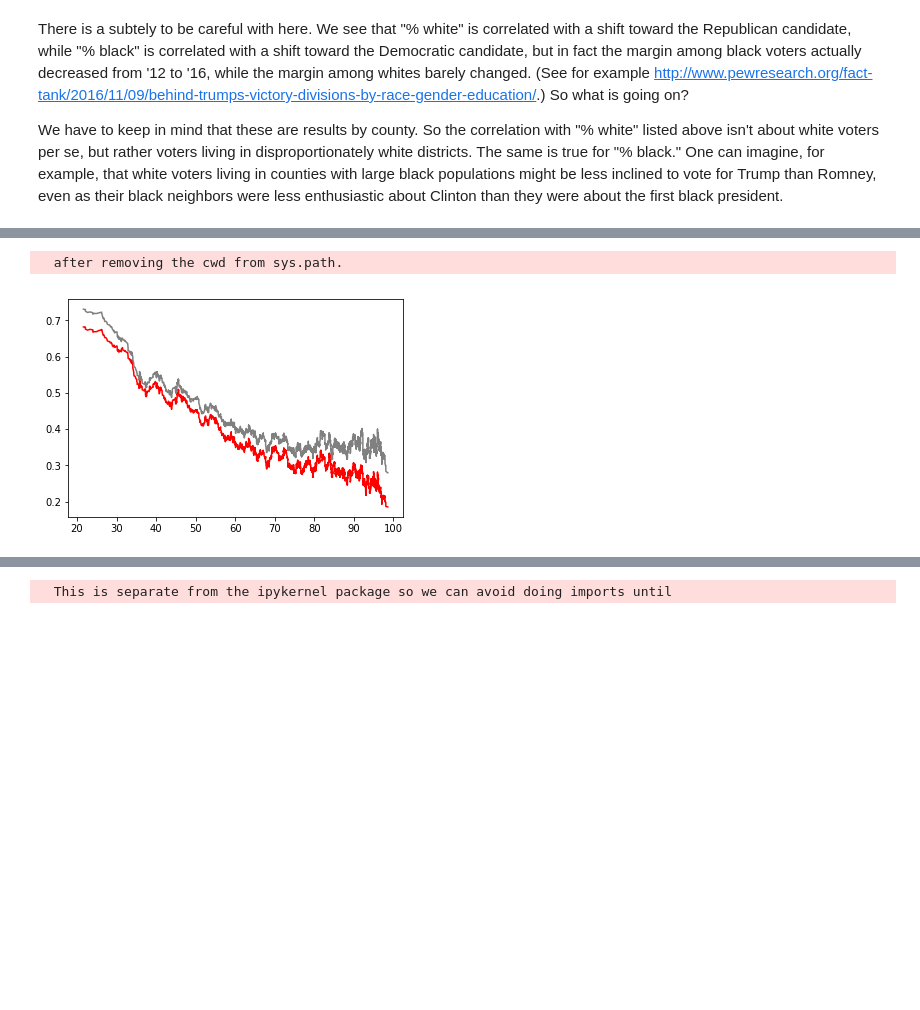
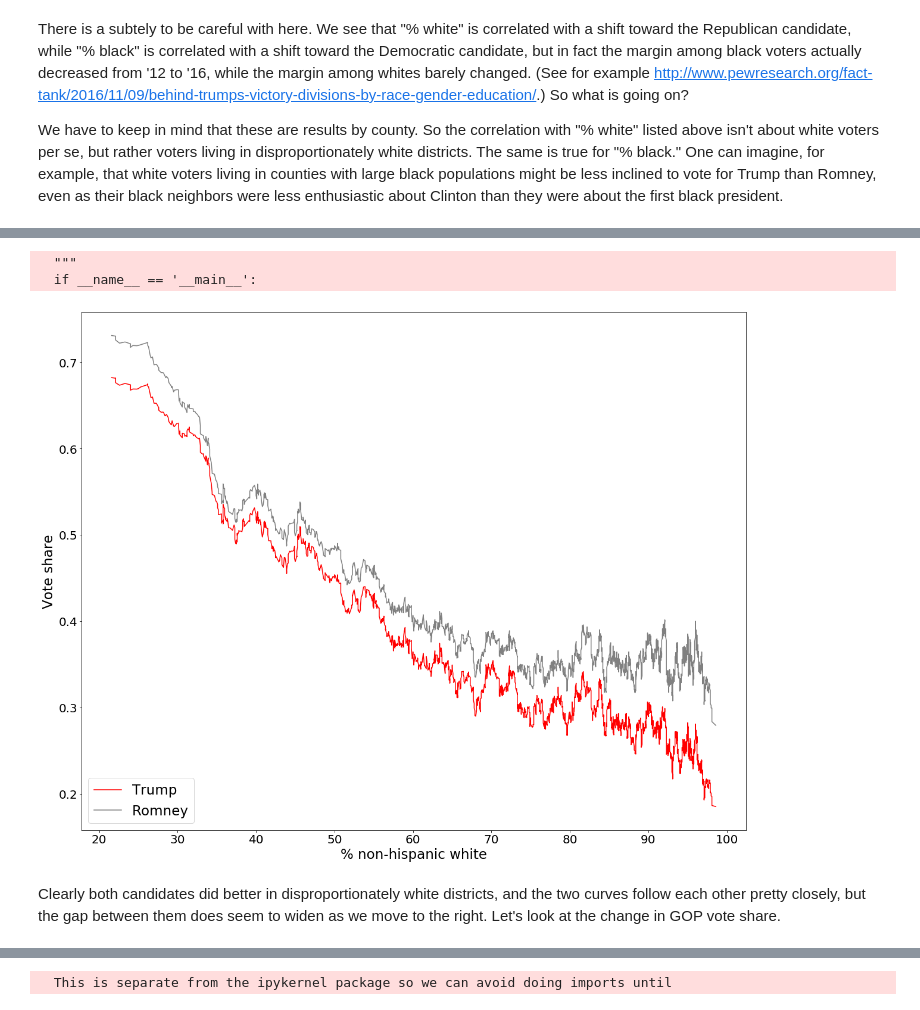
Before and after one commit to r-broderick/election_2016, a Jupyter notebook: 2016 Election Notebook v2.ipynb, the cells around one changed output, grey strips where cells are left out. Cells and saved outputs as stored; diff of their text form; code cells hidden in the pictures; blank space fills up the shorter version.

```diff
--- a/2016 Election Notebook v2.ipynb
+++ b/2016 Election Notebook v2.ipynb
@@ -38,7 +40,7 @@ totals = []
 
 for i in range(1121):
     for j in range(881):
-        if rain_alt.mask[j,i] == False:
+        if rain.mask[j,i] == False:
             lon, lat = bm(rain_x[i], rain_y[j], inverse = True)
             lats.append(lat)
             longs.append(lon)
@@ -217,10 +219,10 @@ full_1216_df['GOP votes change'] = \
     100*(full_1216_df['GOP votes 16'] - full_1216_df['GOP votes 12'])
 
 full_1216_df['GOP votes change factor'] = \
-    100*(full_1216_df['GOP votes 16']/full_1216_df['GOP votes 12'])
+    (full_1216_df['GOP votes 16']/full_1216_df['GOP votes 12'])
 
 full_1216_df['Dem votes change factor'] = \
-    100*(full_1216_df['Dem votes 16']/full_1216_df['Dem votes 12'])
+    (full_1216_df['Dem votes 16']/full_1216_df['Dem votes 12'])
 # %%
 full_df.columns
 # %% [output]
@@ -425,18 +524,28 @@ plt.show()
 # %%
 # Counties with a higher proportion of non-hispanic white citizens
 # tended
 
+plt.figure(figsize = (20, 16))
 y = pd.rolling_mean(full_1216_df.sort_values(by = '% non-hisp. white')\
                         ['% Dem 16'], 50)
 x = full_1216_df.sort_values(by = '% non-hisp. white')['% non-hisp. white']
-plt.plot(x, y, color = 'red')
+plt.plot(x, y, color = 'red', label = 'Trump')
 
 y2 = pd.rolling_mean(full_1216_df.sort_values(by = '% non-hisp. white')\
                          ['% Dem 12'], 50)
-plt.plot(x, y2, color = 'grey')
+plt.plot(x, y2, color = 'grey', label = 'Romney')
 # plt.gca().set_xscale('log')
+plt.xlabel('% non-hispanic white')
+plt.ylabel('Vote share')
+plt.xlabel('% non-hispanic white', fontsize = 23)
+plt.ylabel('Vote share', fontsize = 23)
+plt.legend(loc = 'lower left', fontsize = 23)
+plt.gca().tick_params('both', labelsize = 20)
 plt.show()
 # %% [output]
-  after removing the cwd from sys.path.
+  """
+  if __name__ == '__main__':
-[figure, old version]
+[figure, new version]
+# %% [markdown]
+Clearly both candidates did better in disproportionately white districts, and the two curves follow each other pretty closely, but the gap between them does seem to widen as we move to the right. Let's look at the change in GOP vote share.
 # %%
```
Also changed, not shown: parts of 22 cells of this notebook.
